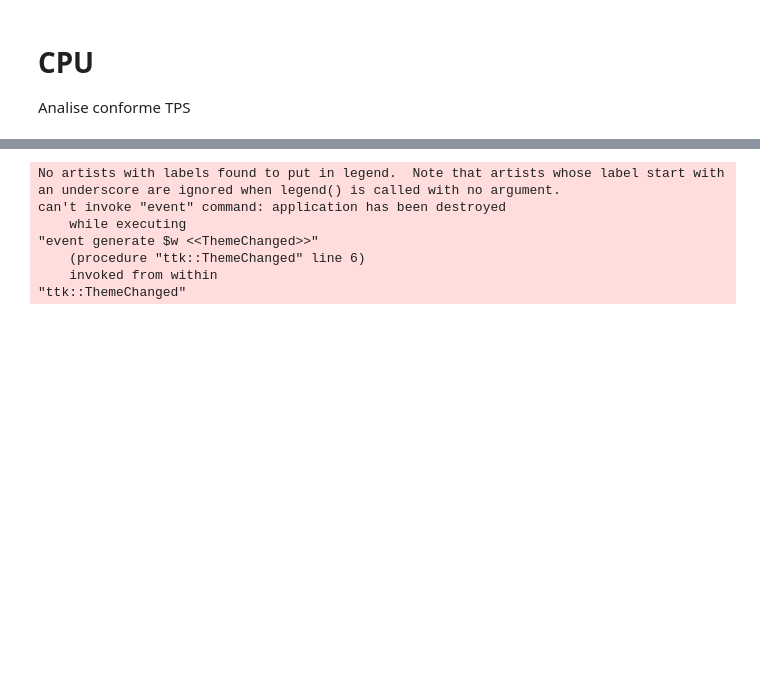
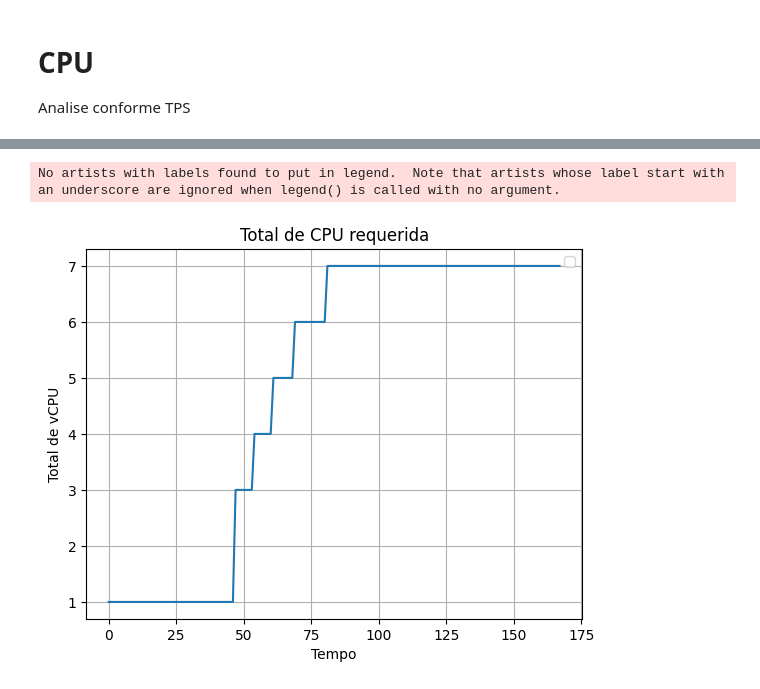
Before and after one commit to gilbertokoerbes/TCCII_Blockchain_Predict, a Jupyter notebook: predict.ipynb, the cells around one changed output, grey strips where cells are left out. Cells and saved outputs as stored; diff of their text form; code cells hidden in the pictures; blank space fills up the shorter version.

```diff
--- a/predict.ipynb
+++ b/predict.ipynb
@@ -237,9 +250,11 @@ Analise conforme TPS
 # %%
-aggregate_total_required_vcpu = []
-vCPU_BASE     =  2
-vCPU_BASE_TPS = 200 # 2vcpu = 200 # geralmente 2vcpu para 4gb
+aggregate_total_required_vcpu_osn = np.array([])
+vCPU_BASE     =  1
+vCPU_BASE_TPS = 150 # 2vcpu = 200
 
-for tps in AVG_RATE_TRANSACTIONS:
+ordering_transations = AVG_RATE_TRANSACTIONS
+
+for tps in ordering_transations:
     target_required_vcpu  = vCPU_BASE
 
     required_vcpu_current_tps = tps / vCPU_BASE_TPS
@@ -247,26 +262,21 @@ for tps in AVG_RATE_TRANSACTIONS:
     if int(required_vcpu_current_tps) > 1:
         target_required_vcpu = vCPU_BASE + (vCPU_BASE * int(required_vcpu_current_tps))
 
-    aggregate_total_required_vcpu.append(target_required_vcpu)
+    aggregate_total_required_vcpu_osn = np.append(aggregate_total_required_vcpu_osn, target_required_vcpu)
 # %%
-# Plotagem da soma do toal transações estimada no periodo
+#
 fig, ax = plt.subplots()
-ax.plot(t, aggregate_total_required_vcpu, label='')
+ax.plot(t, aggregate_total_required_vcpu_osn, label='')
 ax.ticklabel_format(style='plain')
 ax.grid(True)
 plt.xlabel('Tempo')
 plt.ylabel('Total de vCPU')
 plt.title('Total de CPU requerida')
 plt.legend()
 plt.show()
 # %% [output]
 No artists with labels found to put in legend.  Note that artists whose label start with an underscore are ignored when legend() is called with no argument.
-can't invoke "event" command: application has been destroyed
-    while executing
-"event generate $w <<ThemeChanged>>"
-    (procedure "ttk::ThemeChanged" line 6)
-    invoked from within
-"ttk::ThemeChanged"
+[figure, added]
 # %%
 # Plotagem da soma do toal transações estimada no periodo
 fig, ax = plt.subplots()
```
Also changed, not shown: parts of 42 cells of this notebook.
